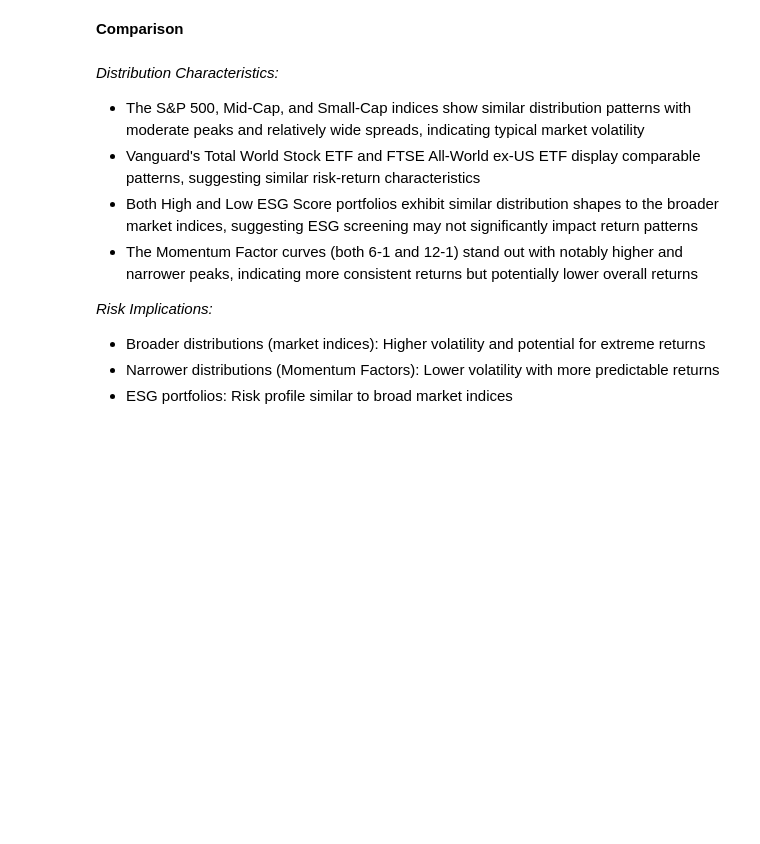
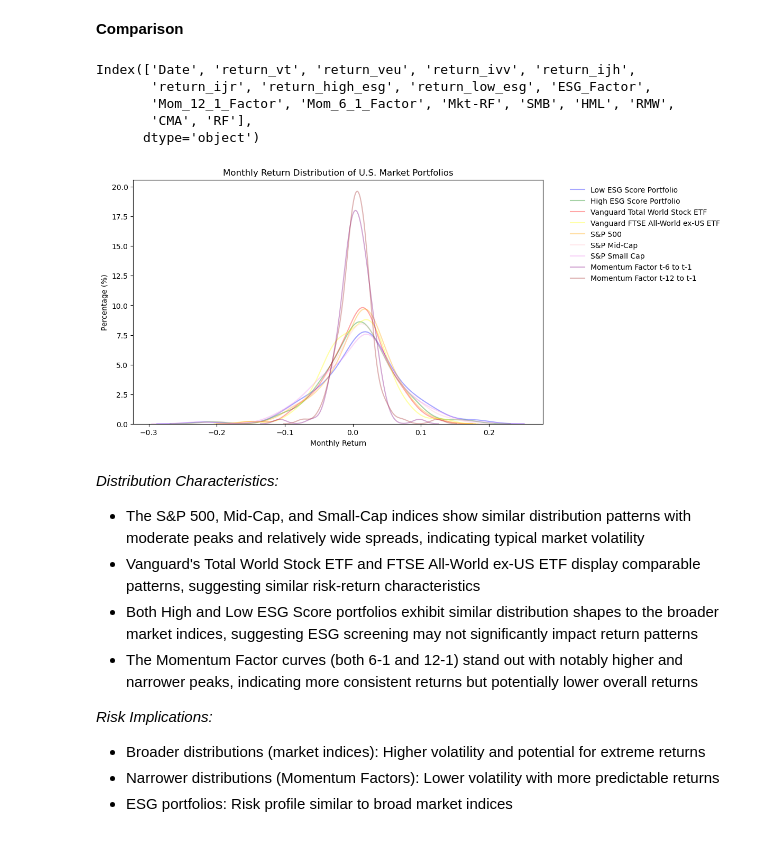
Before and after one commit to lkrsl/multi_factor_modelling_esg_factor_development, a Jupyter notebook: Part2_Factor_Analysis.ipynb, the cells around one changed output. Drawn from its saved outputs; the diff is of its cells as text; code cells hidden in the pictures; blank space fills up the shorter version.

```diff
--- a/Part2_Factor_Analysis.ipynb
+++ b/Part2_Factor_Analysis.ipynb
@@ -346,31 +346,32 @@ plotXReturnDistributions(data_list, column_names, labels, colors,
 [figure]
 # %% [markdown]
 **Comparison**
+# %%
+print(data.columns)
+# %% [output]
+Index(['Date', 'return_vt', 'return_veu', 'return_ivv', 'return_ijh',
+       'return_ijr', 'return_high_esg', 'return_low_esg', 'ESG_Factor',
+       'Mom_12_1_Factor', 'Mom_6_1_Factor', 'Mkt-RF', 'SMB', 'HML', 'RMW',
+       'CMA', 'RF'],
+      dtype='object')
 # %%
 # Create data_list with separate DataFrames for each column
-data_list = [data[[col]] for col in column_names]  # Create separate DataFrames for each column
+data_list = [data[[col]] for col in column_names]
 
-# Prepare data for plotting
 column_names = ["return_low_esg", "return_high_esg", "return_vt", "return_veu",
                 "return_ivv", "return_ijh", "return_ijr", "Mom_6_1_Factor", "Mom_12_1_Factor"]
 labels = ["Low ESG Score Portfolio", "High ESG Score Portfolio",
           "Vanguard Total World Stock ETF", "Vanguard FTSE All-World ex-US ETF",
           "S&P 500", "S&P Mid-Cap", "S&P Small Cap",
           "Momentum Factor t-6 to t-1", "Momentum Factor t-12 to t-1"]
-colors = sns.color_palette("dark")
+colors = ["blue", "green", "red", "yellow", "orange", "pink", "violet", "purple", "brown"]
 
-# Plot the distributions
-plt.figure(figsize=(10, 6), dpi=100)
-for i in range(len(column_names)):
-    data = data_list[i]
-    column_name = column_names[i]
-    sns.kdeplot(data[column_name], color=colors[i], label=labels[i], fill=False, alpha=0.35)
-
-plt.title("Monthly Return Distribution of all portfolios")
-plt.xlabel("Monthly Return")
-plt.ylabel("Percentage (%)")
-plt.legend()
-plt.show()
+plotXReturnDistributions(data_list, column_names, labels, colors,
+                         title="Monthly Return Distribution of U.S. Market Portfolios",
+                         x_label="Monthly Return",
+                         y_label="Percentage (%)")
+# %% [output]
+[figure, added]
 # %% [markdown]
 *Distribution Characteristics:*
 - The S&P 500, Mid-Cap, and Small-Cap indices show similar distribution patterns with moderate peaks and relatively wide spreads, indicating typical market volatility
```
Also changed, not shown: parts of 9 cells of this notebook, 15 other files.
